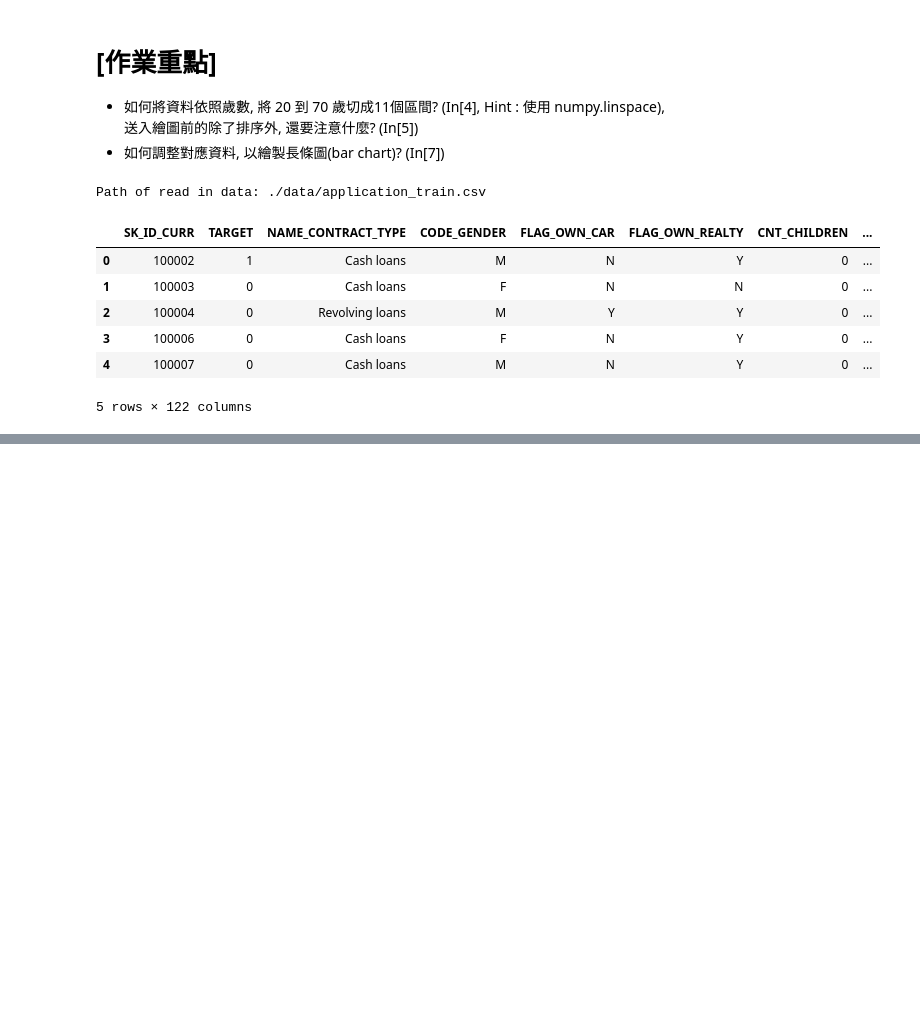
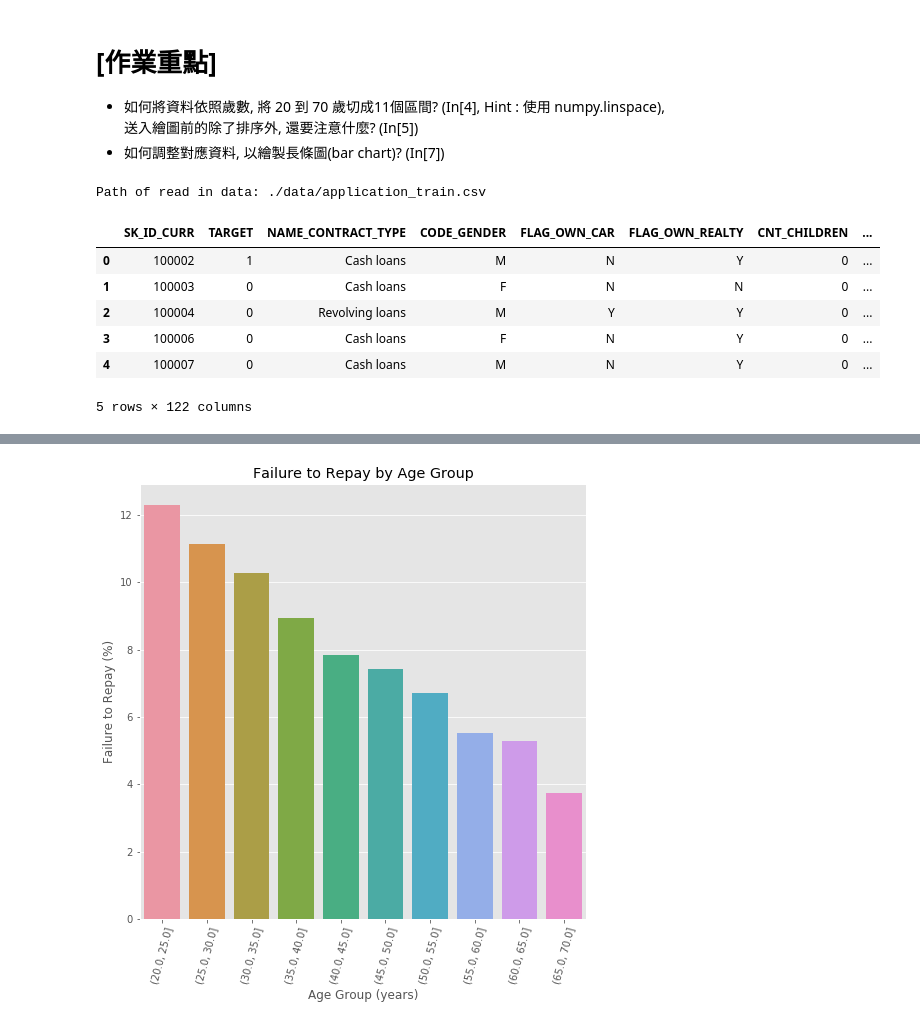
Before and after one commit to zzo30802/3rd-ML100Days, a Jupyter notebook: homework/Day_016_HW.ipynb, the cells around one changed output, grey strips where cells are left out. Cells and saved outputs as stored; diff of their text form; code cells hidden in the pictures; blank space fills up the shorter version.

```diff
--- a/homework/Day_016_HW.ipynb
+++ b/homework/Day_016_HW.ipynb
@@ -87,14 +118,16 @@ age_groups
 # %%
 plt.figure(figsize = (8, 8))
 
 # 以年齡區間為 x, target 為 y 繪製 barplot
 """
 Your Code Here
 """
-px =
-py =
+px = age_groups.index
+py = 100 * age_groups['TARGET']
 sns.barplot(px, py)
 
 # Plot labeling
 plt.xticks(rotation = 75); plt.xlabel('Age Group (years)'); plt.ylabel('Failure to Repay (%)')
 plt.title('Failure to Repay by Age Group');
+# %% [output]
+[figure, added]
```
Also changed, not shown: parts of 3 cells of this notebook.
